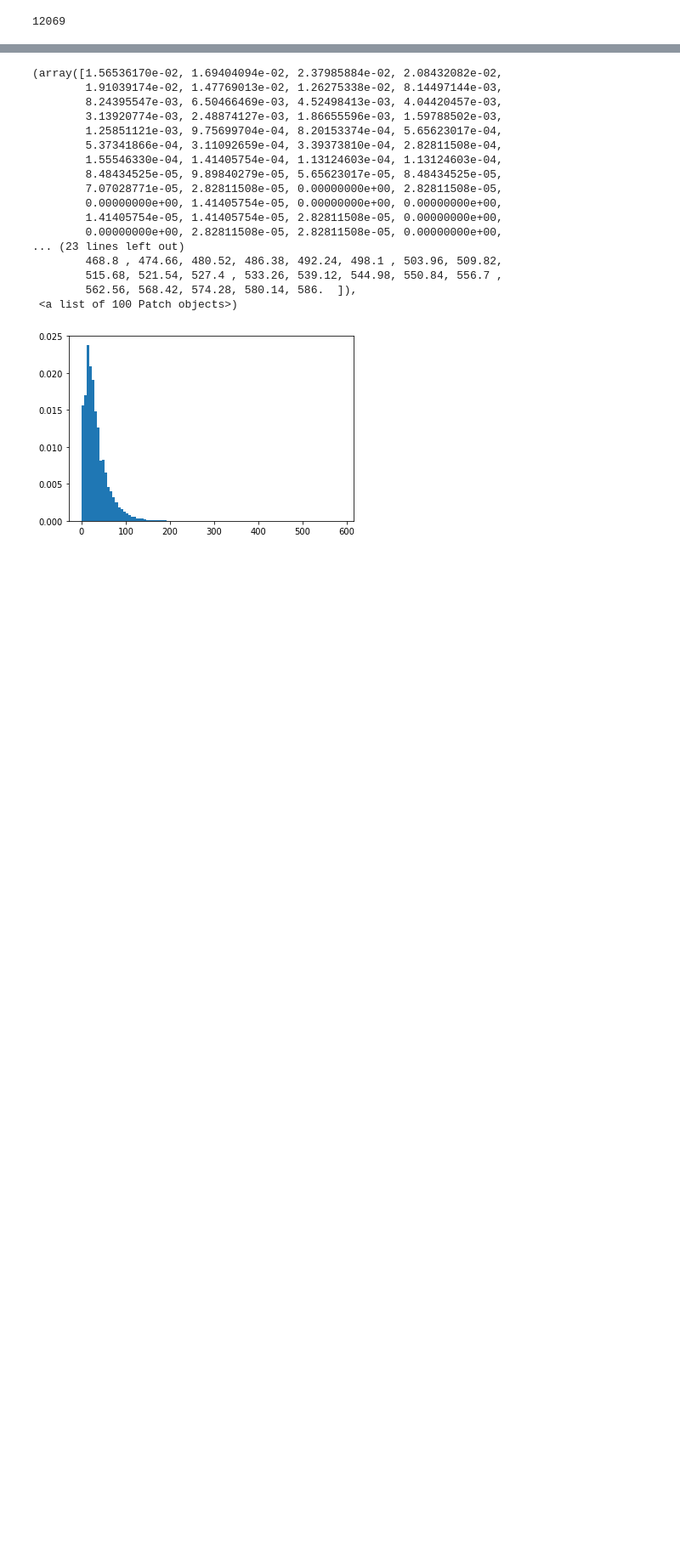
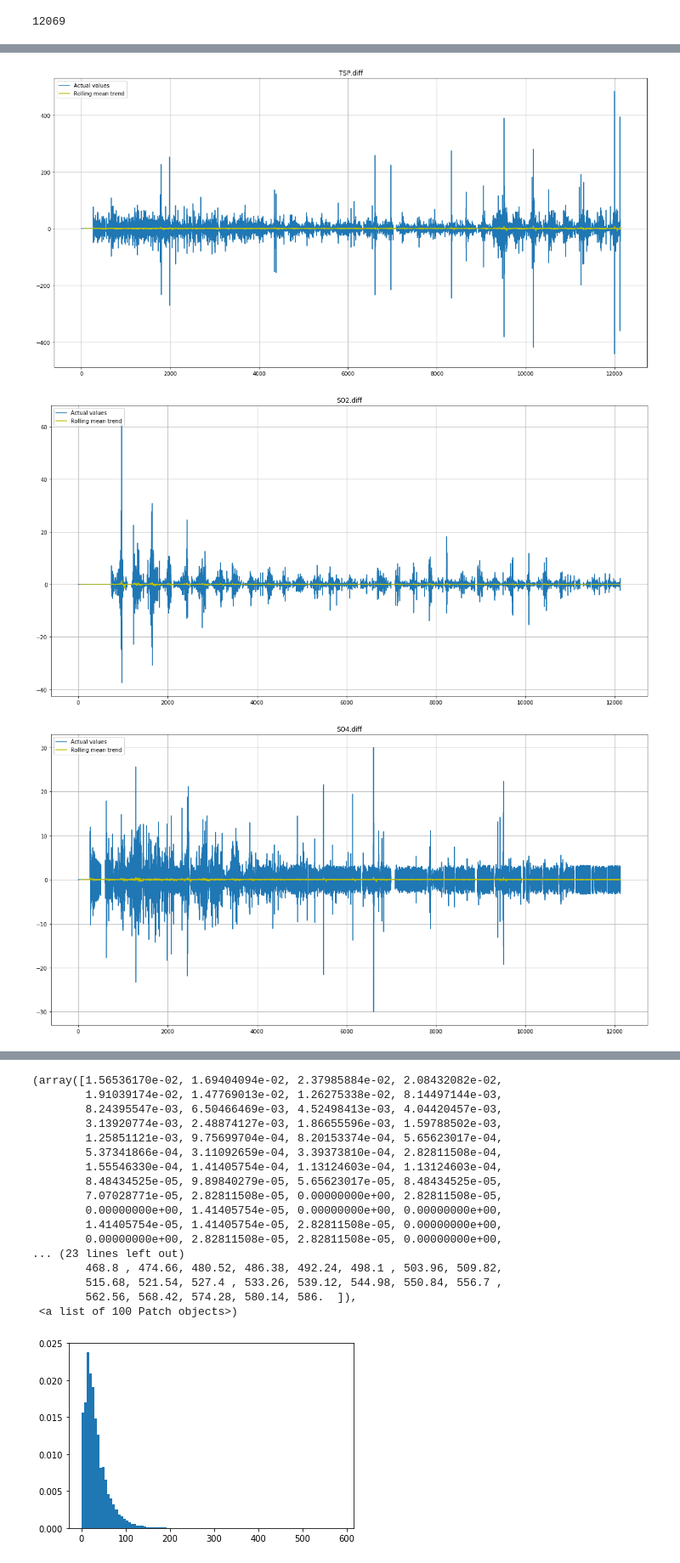
Before and after one commit to artemmaksimov/hometasks, a Jupyter notebook: kursach/kursach.ipynb, the cells around one changed output, grey strips where cells are left out. Shown at 85% size. Saved outputs shown, nothing was run; the diff lists cells and outputs as text; code cells hidden in the pictures; blank space fills up the shorter version.

```diff
--- a/kursach/kursach.ipynb
+++ b/kursach/kursach.ipynb
@@ -126,18 +127,20 @@ for column in columns:
 # %%
 for column in columns:
     series = air_in[column].diff()
     n = 60
     rolling_mean = series.rolling(window=n).mean()
 
     rolling_std =  series.rolling(window=n).std()
     upper_bond = rolling_mean+1.96*rolling_std
     lower_bond = rolling_mean-1.96*rolling_std
     plt.figure(figsize=(20,10))
     plt.title(column+'.diff')
     plt.plot(series, label="Actual values")
     plt.plot(rolling_mean, "y", label="Rolling mean trend")
 
-    plt.plot(upper_bond, "r--", label="Upper Bond")
-    plt.plot(lower_bond, "r--", label="Upper Bond")
     plt.legend(loc="upper left")
     plt.grid(True)
+# %% [output]
+[figure, added]
+[figure, added]
+[figure, added]
```
Also changed, not shown: parts of 45 cells of this notebook, 3 other files.
